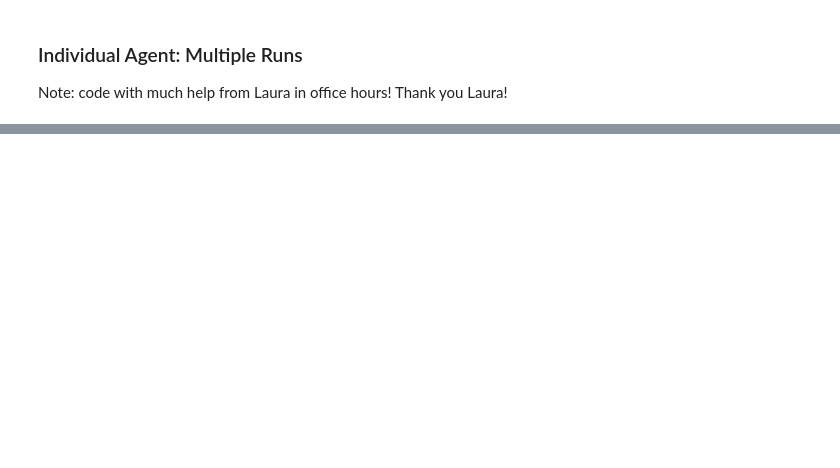
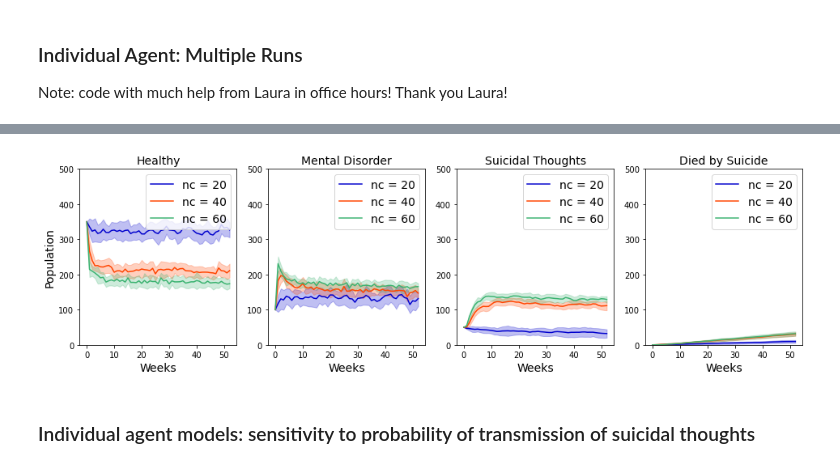
Before and after one commit to ShirleyBWang/am115_final, a Jupyter notebook: final_aim2.ipynb, the cells around one changed output, grey strips where cells are left out. Saved outputs shown, nothing was run; the diff lists cells and outputs as text; code cells hidden in the pictures; blank space fills up the shorter version.

```diff
--- a/final_aim2.ipynb
+++ b/final_aim2.ipynb
@@ -273,0 +357,65 @@ plt.savefig("images/group_agent_error.png", dpi = 300);
+# %%
+## plot!
+
+# with error bars
+fig, ax = plt.subplots(1, 4, figsize = (16, 4))
+a_val = 0.25
+
+## nc = 20
+ax[0].plot(t20, H20, color='mediumblue', label = 'nc = 20')
+ax[0].fill_between(t20, (H20 + H20_v), (H20 -  H20_v), color='mediumblue', alpha=a_val)
+ax[0].set_ylim([0, n])
+ax[0].set_ylabel('Population', size = 14)
+ax[0].set_title('Healthy', size = 14)
+
+ax[1].plot(t20, M20, color='mediumblue', label = 'nc = 20')
+ax[1].fill_between(t20, (M20 + M20_v), (M20 - M20_v), color='mediumblue', alpha=a_val)
+ax[1].set_ylim([0, n])
+ax[1].set_title('Mental Disorder', size = 14)
+
+ax[2].plot(t20, S20, color='mediumblue', label = 'nc = 20')
+ax[2].fill_between(t20, (S20 + S20_v), (S20 - S20_v), color='mediumblue', alpha=a_val)
+ax[2].set_ylim([0, n])
+ax[2].set_title('Suicidal Thoughts', size = 14)
+
+ax[3].plot(t20, D20, color='mediumblue', label = 'nc = 20')
+ax[3].fill_between(t20, (D20 + D20_v), (D20 - D20_v), color='mediumblue', alpha=a_val)
+ax[3].set_ylim([0, n])
+ax[3].set_title('Died by Suicide', size = 14)
+
+## nc = 40
+ax[0].plot(t40, H40, color='orangered', label = 'nc = 40')
+ax[0].fill_between(t40, (H40 + H40_v), (H40 -  H40_v), color='orangered', alpha=a_val)
+
+ax[1].plot(t40, M40, color='orangered', label = 'nc = 40')
+ax[1].fill_between(t40, (M40 + M40_v), (M40 - M40_v), color='orangered', alpha=a_val)
+
+ax[2].plot(t40, S40, color='orangered', label = 'nc = 40')
+ax[2].fill_between(t40, (S40 + S40_v), (S40 - S40_v), color='orangered', alpha=a_val)
+
+ax[3].plot(t40, D40, color='orangered', label = 'nc = 40')
+ax[3].fill_between(t40, (D40 + D40_v), (D40 - D40_v), color='orangered', alpha=a_val)
+
+## nc = 60
+ax[0].plot(t60, H60, color='mediumseagreen', label = 'nc = 60')
+ax[0].fill_between(t60, (H60 + H60_v), (H60 -  H60_v), color='mediumseagreen', alpha=a_val)
+
+ax[1].plot(t60, M60, color='mediumseagreen', label = 'nc = 60')
+ax[1].fill_between(t60, (M60 + M60_v), (M60 - M60_v), color='mediumseagreen', alpha=a_val)
+
+ax[2].plot(t60, S60, color='mediumseagreen', label = 'nc = 60')
+ax[2].fill_between(t60, (S60 + S60_v), (S60 - S60_v), color='mediumseagreen', alpha=a_val)
+
+ax[3].plot(t60, D60, color='mediumseagreen', label = 'nc = 60')
+ax[3].fill_between(t60, (D60 + D60_v), (D60 - D60_v), color='mediumseagreen', alpha=a_val)
+
+for ii in range(4):
+    ax[ii].set_xlabel('Weeks', size = 14)
+    #ax[ii].set_ylabel('Population', size = 12)
+    ax[ii].legend(fontsize = 14, loc = 'upper right')
+
+plt.savefig("images/group_agent_sensitivityNC.png", dpi = 300, bbox_inches='tight');
+# %% [output]
+[figure, added]
+# %% [markdown]
+### Individual agent models: sensitivity to probability of transmission of suicidal thoughts
```
Also changed, not shown: parts of 11 cells of this notebook, 13 other files.
